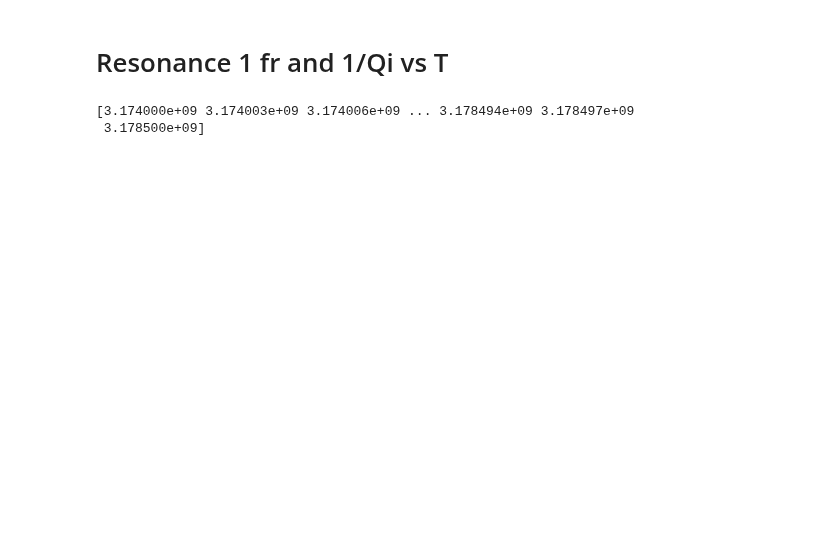
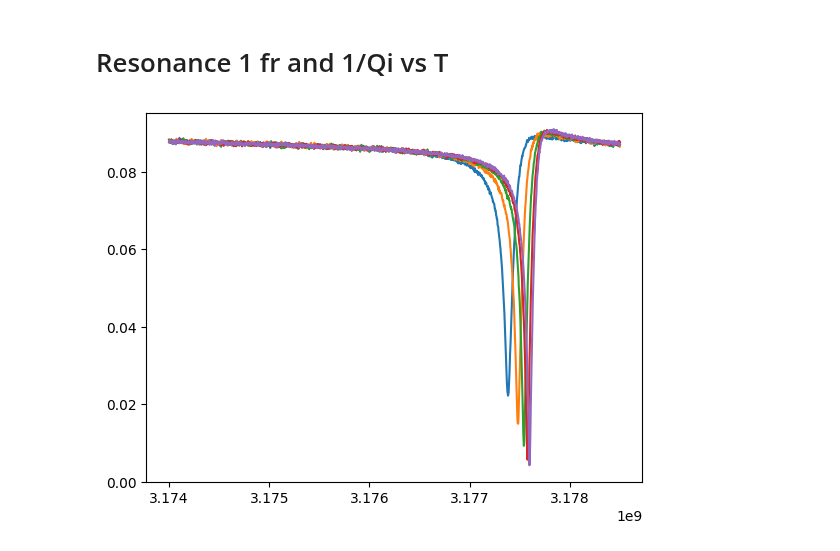
Before and after one commit to biqute/QTLab2425, a Jupyter notebook: IRdetection/Analysis/fitting_resonances_gap.ipynb, the cells around one changed output. Drawn from its saved outputs; the diff is of its cells as text; code cells hidden in the pictures; blank space fills up the shorter version.

```diff
--- a/IRdetection/Analysis/fitting_resonances_gap.ipynb
+++ b/IRdetection/Analysis/fitting_resonances_gap.ipynb
@@ -13,16 +13,6 @@ import matplotlib.pyplot as plt
 
 def S21_model(f: np.ndarray, f0: float, phi: float, Qt: float, Qc: float, A: float, B: float, C: float, D: float, K: float) -> np.ndarray:
     return (A + B*(f-fmin) + C*(f-fmin)**2 + D*(f-fmin)**3) + K * np.abs((1 - (Qt/np.abs(Qc))*np.exp(1j*phi)/(1 + 2j*Qt*((f-fmin) - f0)/fmin)))
-
-initial_guess = {
-    "f0": 0.01,
-    "phi": 0.01,
-    "Qc": 1e3,
-    "A": 1.0,
-    "B": 1e-9,
-    "C": 1e-18,
-    "D": 1e-27
-}
 
 # Estimate the initial guess of Qt
 def peak_width(datax, datay):
@@ -53,9 +43,10 @@ for i in range(40, 116, 2):
     # Convert to module
     y.append(np.sqrt(I**2 + Q**2))
     T.append(410 - 10*((i-40)/2))
-
-print(f[0])
-# %% [output]
-[3.174000e+09 3.174003e+09 3.174006e+09 ... 3.178494e+09 3.178497e+09
- 3.178500e+09]
+# %%
+for i in range(5):
+    plt.plot(f[i*3], y[i*3])
+plt.show()
+# %% [output]
+[figure, added]
 # %%
```
Also changed, not shown: parts of 2 cells of this notebook, 2 other files.
